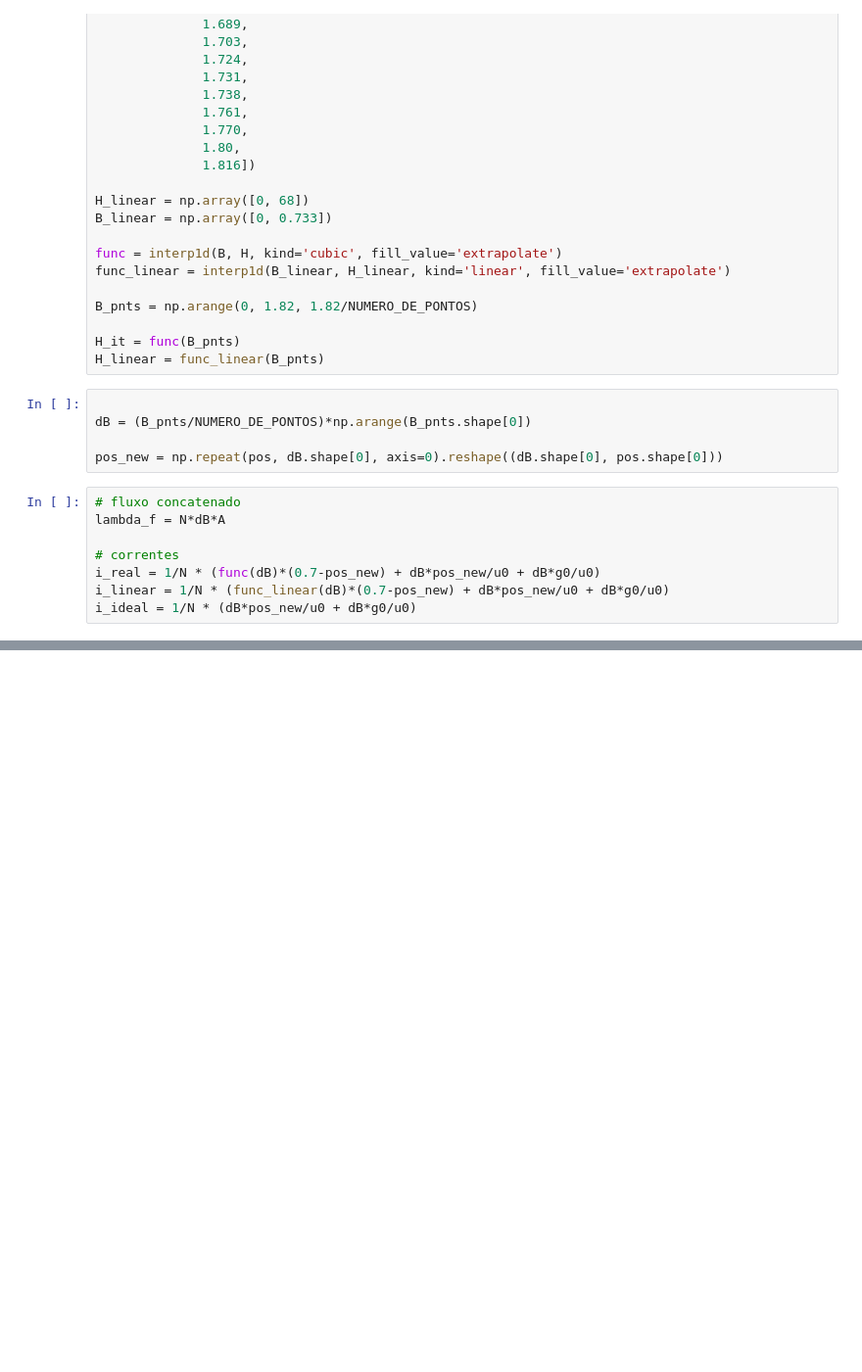
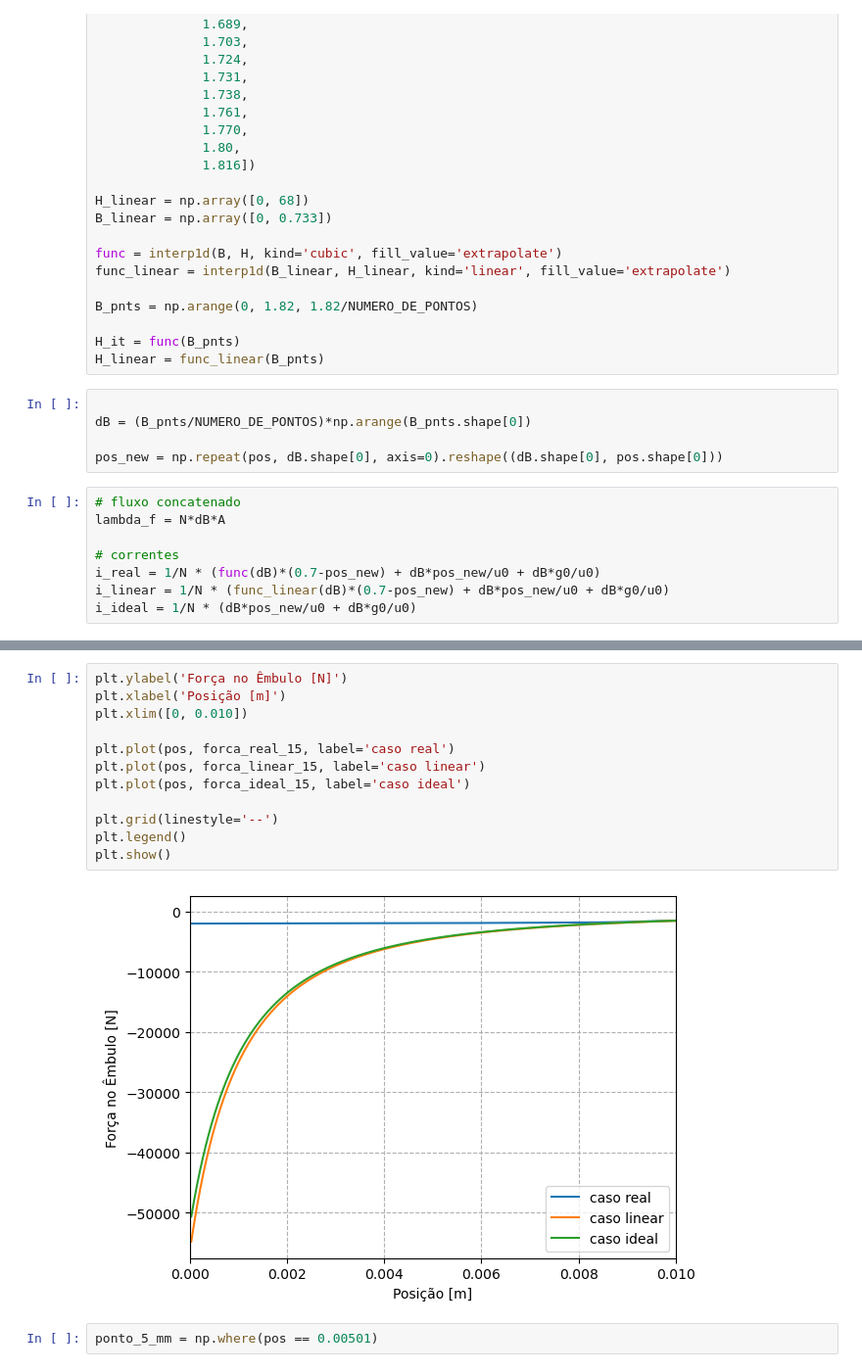
Before and after one commit to Danilo0liveira/conversao-eletromecanica, a Jupyter notebook: ex01.ipynb, the cells around one changed output, grey strips where cells are left out. Shown at 98% size. Drawn from its saved outputs; the diff is of its cells as text; blank space fills up the shorter version.

```diff
--- a/ex01.ipynb
+++ b/ex01.ipynb
@@ -149,0 +170,16 @@ plt.show()
+# %%
+plt.ylabel('Força no Êmbulo [N]')
+plt.xlabel('Posição [m]')
+plt.xlim([0, 0.010])
+
+plt.plot(pos, forca_real_15, label='caso real')
+plt.plot(pos, forca_linear_15, label='caso linear')
+plt.plot(pos, forca_ideal_15, label='caso ideal')
+
+plt.grid(linestyle='--')
+plt.legend()
+plt.show()
+# %% [output]
+[figure, added]
+# %%
+ponto_5_mm = np.where(pos == 0.00501)
```
Also changed, not shown: parts of 12 cells of this notebook.
